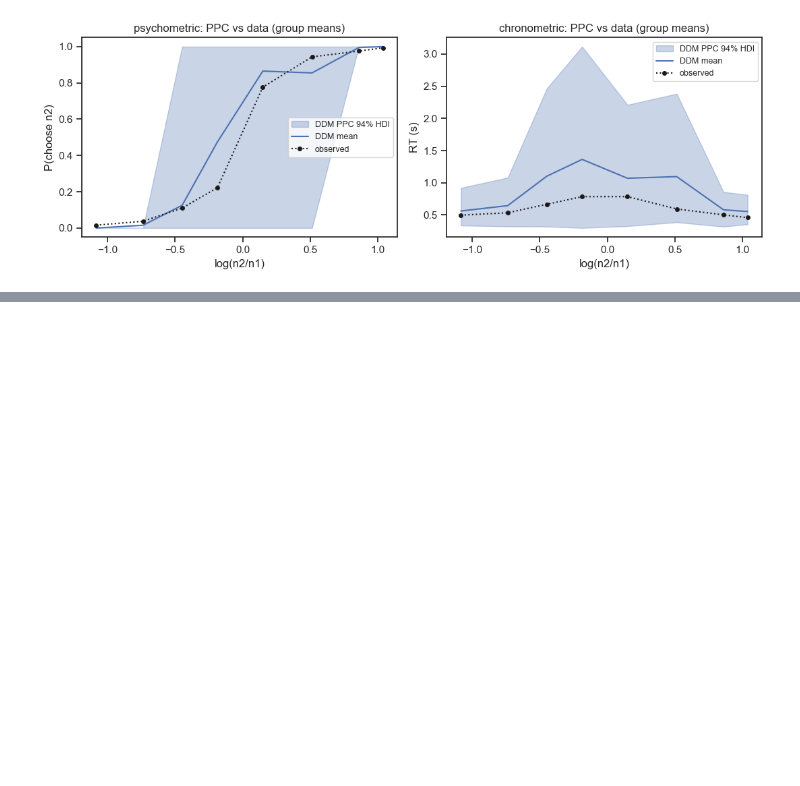
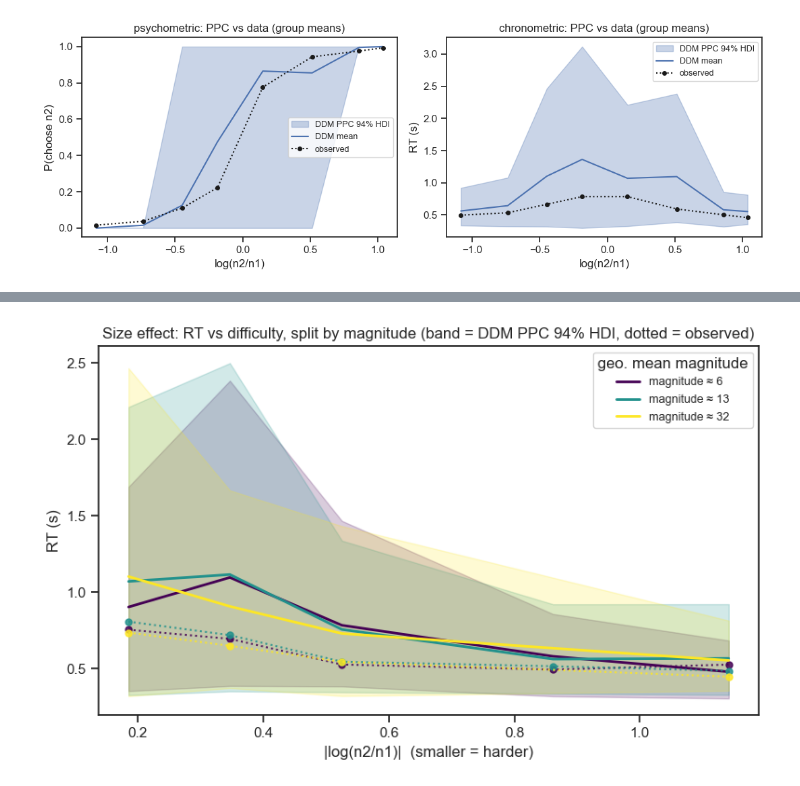
Before and after one commit to ruffgroup/bauer, a Jupyter notebook: notebooks/try_ddm.ipynb, the cells around one changed output, grey strips where cells are left out. Drawn from its saved outputs; the diff is of its cells as text; code cells hidden in the pictures; blank space fills up the shorter version.

```diff
--- a/notebooks/try_ddm.ipynb
+++ b/notebooks/try_ddm.ipynb
@@ -338,0 +343,39 @@ plt.tight_layout()
+# %%
+def add_size_bins(d):
+    d = d.copy()
+    d['abs_log_ratio'] = np.abs(np.log(d['n2'] / d['n1']))
+    d['abs_log_ratio_bin'] = pd.qcut(d['abs_log_ratio'], q=5, duplicates='drop').map(lambda x: x.mid).astype(float)
+    d['geo_mean'] = np.sqrt(d['n1'] * d['n2'])
+    d['mag_bin'] = pd.qcut(d['geo_mean'], q=3, duplicates='drop').map(lambda x: round(x.mid, 1)).astype(float)
+    return d
+
+ppc_full = add_size_bins(ppc.join(df[['n1', 'n2']]))
+df_obs2 = add_size_bins(df)
+
+def _wide_2d(col, frame):
+    w = frame[col].unstack('ppc_sample')
+    cond = frame[['mag_bin', 'abs_log_ratio_bin']].droplevel('ppc_sample').drop_duplicates()
+    return w.join(cond).reset_index()
+
+summary_rt_2d = summarize_ppc_group(_wide_2d('simulated_rt', ppc_full),
+                                     condition_cols=['mag_bin', 'abs_log_ratio_bin'],
+                                     hdi_prob=0.94)
+obs_rt_2d = (df_obs2.groupby(['subject', 'mag_bin', 'abs_log_ratio_bin'], observed=True)['rt'].mean()
+             .groupby(['mag_bin', 'abs_log_ratio_bin'], observed=True).mean())
+
+mag_bins = sorted(summary_rt_2d.index.get_level_values('mag_bin').unique())
+fig, ax = plt.subplots(figsize=(8, 5))
+for i, mb in enumerate(mag_bins):
+    s = summary_rt_2d.xs(mb, level='mag_bin').sort_index()
+    color = plt.cm.viridis(i / max(1, len(mag_bins) - 1))
+    ax.fill_between(s.index, s['hdi025'], s['hdi975'], alpha=0.2, color=color)
+    ax.plot(s.index, s['p_predicted'], color=color, label=f'magnitude ≈ {mb:.0f}', linewidth=2)
+    o = obs_rt_2d.xs(mb, level='mag_bin').sort_index()
+    ax.plot(o.index, o.values, ':', color=color, marker='o', markersize=5, alpha=0.85)
+ax.set_xlabel('|log(n2/n1)|  (smaller = harder)')
+ax.set_ylabel('RT (s)')
+ax.set_title('Size effect: RT vs difficulty, split by magnitude (band = DDM PPC 94% HDI, dotted = observed)')
+ax.legend(title='geo. mean magnitude', fontsize=9)
+plt.tight_layout()
+# %% [output]
+[figure, added]
```
Also changed, not shown: parts of 1 cell of this notebook.
